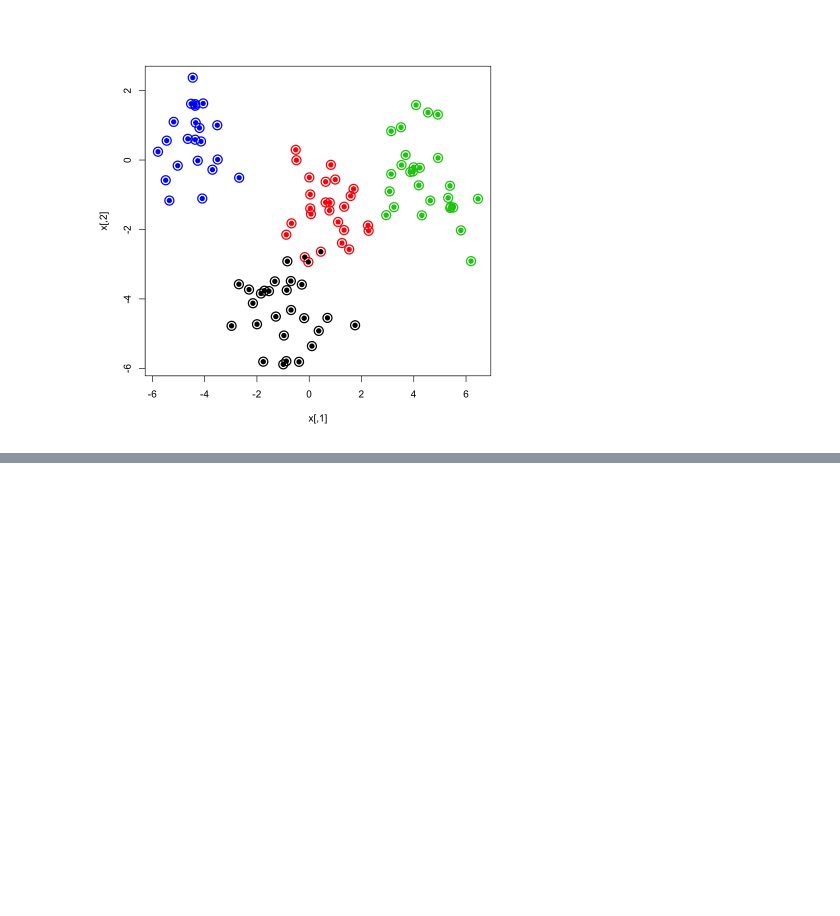
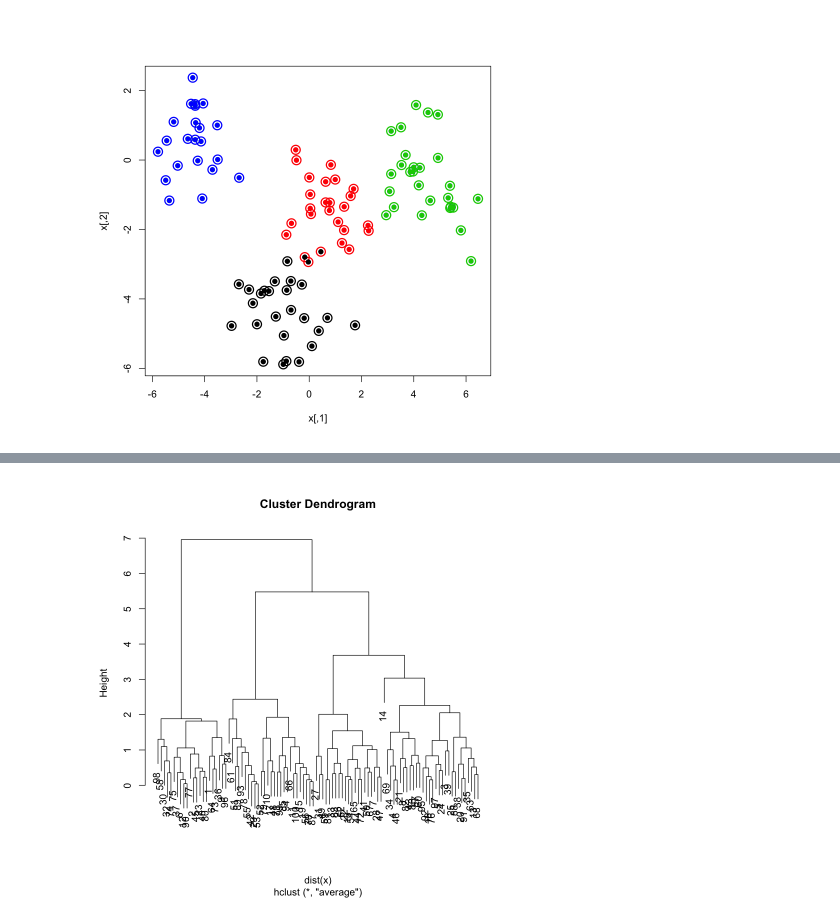
Before and after one commit to felixm3/coursework-workshops-bootcamps-lectures-etc, a Jupyter notebook: ISLR-v2/220606_R_Cap12_Unsupervised_Learning.ipynb, the cells around one changed output, grey strips where cells are left out. Saved outputs shown, nothing was run; the diff lists cells and outputs as text; code cells hidden in the pictures; blank space fills up the shorter version.

```diff
--- a/ISLR-v2/220606_R_Cap12_Unsupervised_Learning.ipynb
+++ b/ISLR-v2/220606_R_Cap12_Unsupervised_Learning.ipynb
@@ -186,0 +199,5 @@ which_clust  1  2  3  4
+# %%
+hc_average <- hclust(dist(x), method = 'average')
+plot(hc_average)
+# %% [output]
+[figure, added]
```
Also changed, not shown: parts of 5 cells of this notebook.
